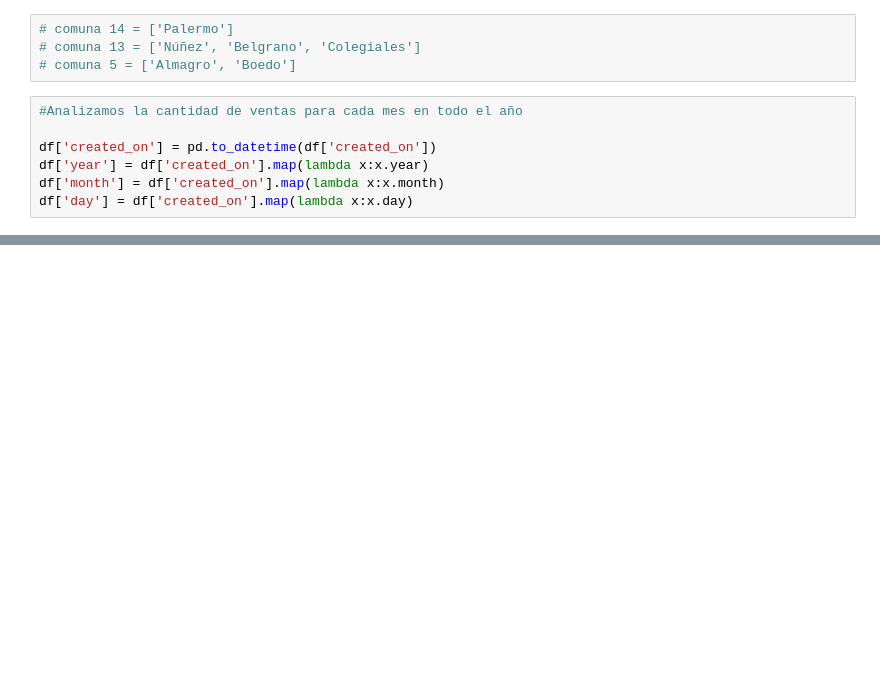
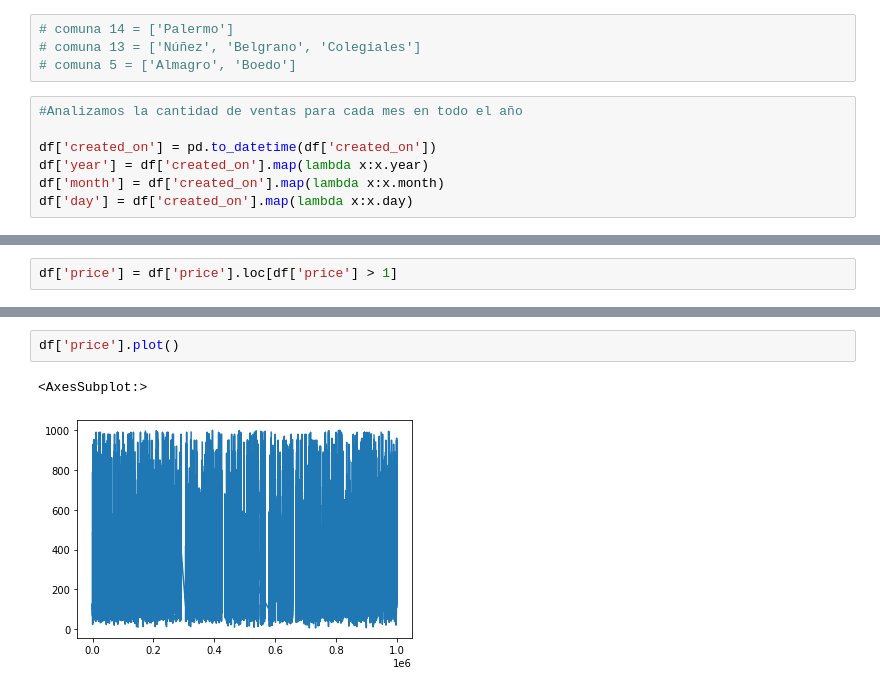
Before and after one commit to crisnicogonzalez/tp-final-isi, a Jupyter notebook: process data.ipynb, the cells around one changed output, grey strips where cells are left out. Saved outputs shown, nothing was run; the diff lists cells and outputs as text; blank space fills up the shorter version.

```diff
--- a/process data.ipynb
+++ b/process data.ipynb
@@ -271,0 +284,2 @@ plt.ylabel('Cantidad de operaciones', fontsize=16);
+# %%
+df['price'] = df['price'].loc[df['price'] > 1]
@@ -271,0 +298,5 @@ plt.ylabel('Cantidad de operaciones', fontsize=16);
+# %%
+df['price'].plot()
+# %% [output]
+<AxesSubplot:>
+[figure, added]
```
Also changed, not shown: parts of 24 cells of this notebook.
